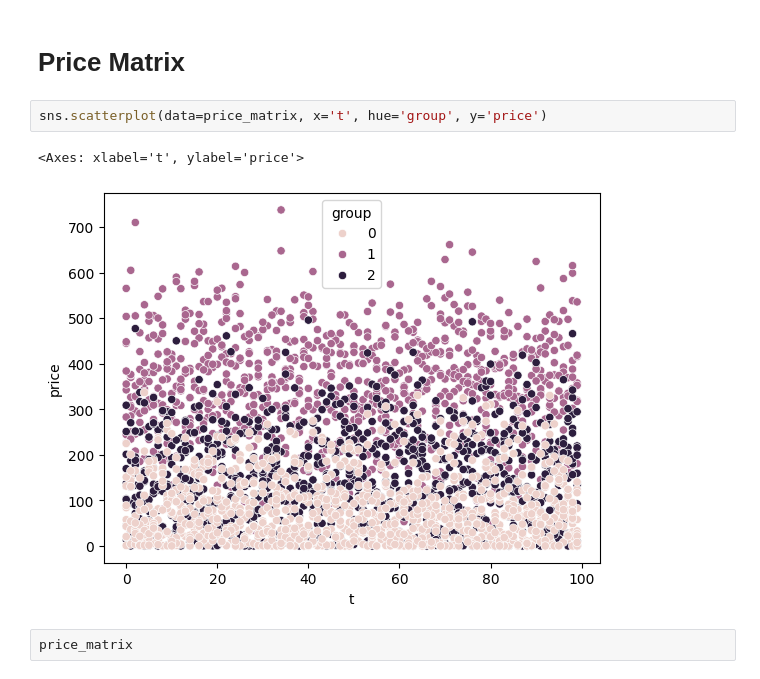
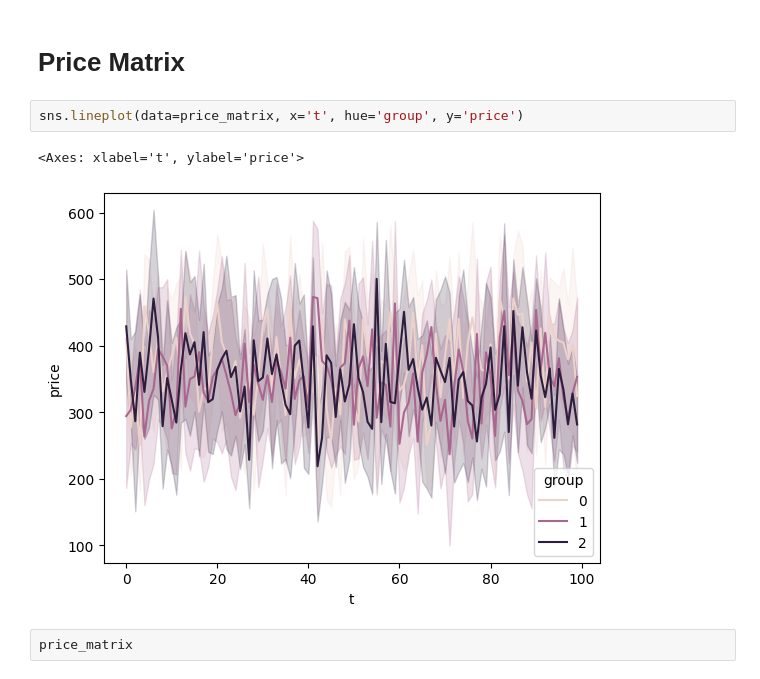
Before and after one commit to LaurinBrechter/personalized-pricing, a Jupyter notebook: results/es_results.ipynb, the cells around one changed output. Drawn from its saved outputs; the diff is of its cells as text.

```diff
--- a/results/es_results.ipynb
+++ b/results/es_results.ipynb
@@ -61,10 +67,10 @@ Text(0.5, 0, 'Number of Evaluations')
 # %% [markdown]
 # Price Matrix
 # %%
-sns.scatterplot(data=price_matrix, x='t', hue='group', y='price')
+sns.lineplot(data=price_matrix, x='t', hue='group', y='price')
 # %% [output]
 <Axes: xlabel='t', ylabel='price'>
-[figure, old version]
+[figure, new version]
 # %%
 price_matrix
 # %% [output]
```
Also changed, not shown: parts of 3 cells of this notebook, 10 other files.
